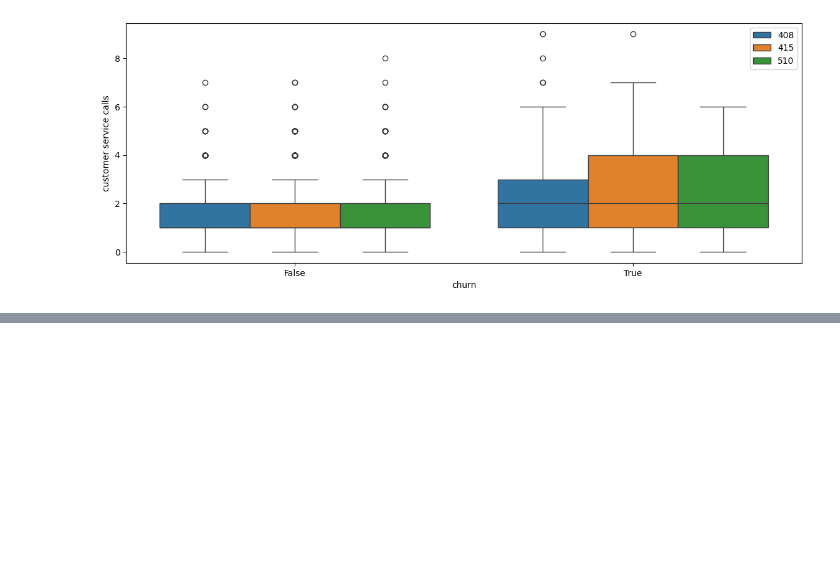
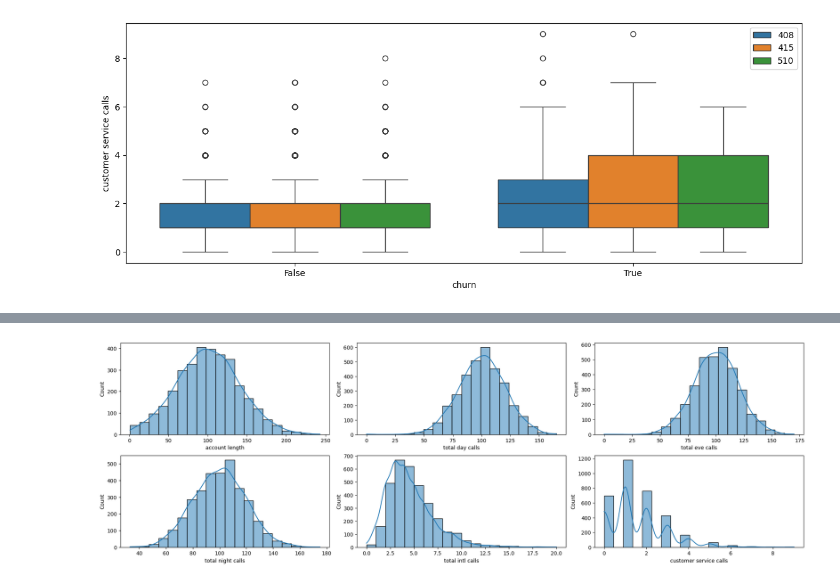
Before and after one commit to EdwinMwai/churn-analysis, a Jupyter notebook: churn.ipynb, the cells around one changed output, grey strips where cells are left out. Saved outputs shown, nothing was run; the diff lists cells and outputs as text; code cells hidden in the pictures; blank space fills up the shorter version.

```diff
--- a/churn.ipynb
+++ b/churn.ipynb
@@ -286,0 +325,12 @@ plt.show()
+# %%
+fig, ax = plt.subplots(2, 3, figsize=(19, 6), constrained_layout=True)
+
+columns = ["account length", "total day calls", "total eve calls", "total night calls", "total intl calls", "customer service calls"]
+
+for i in range(2):
+    for j in range(3):
+        sns.histplot(df[columns[i*3 + j]], bins=20, ax=ax[i, j], kde=True)
+
+plt.show()
+# %% [output]
+[figure, added]
```
Also changed, not shown: parts of 19 cells of this notebook.
